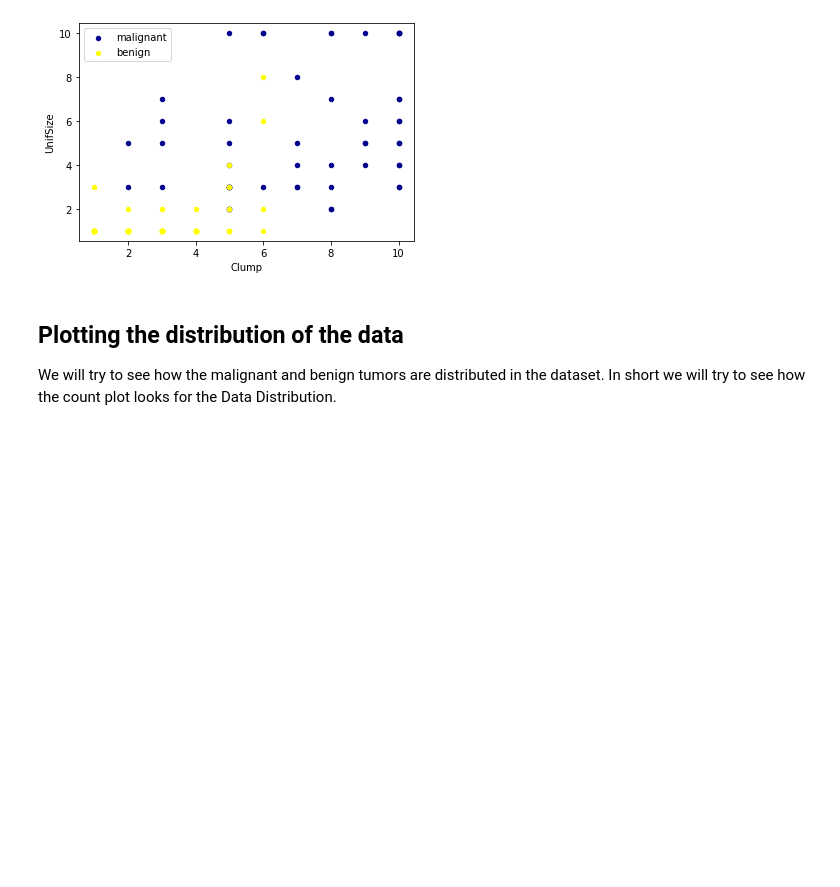
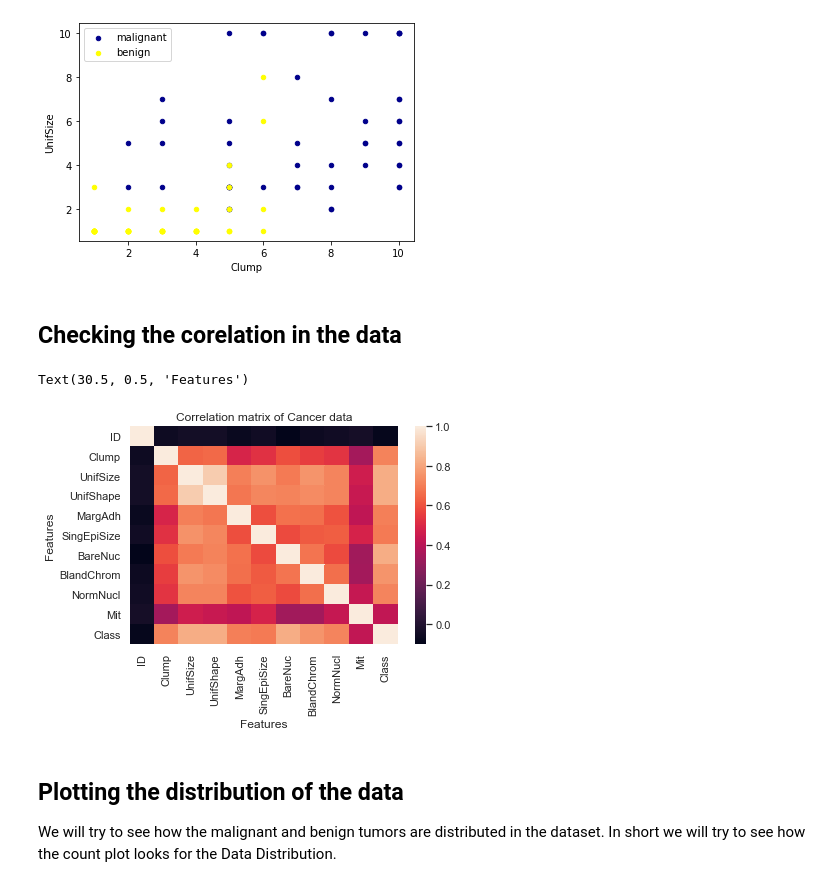
Before and after one commit to pjha99/Cancer_Prediction, a Jupyter notebook: Random Forest Cancer Prediction.ipynb, the cells around one changed output. Saved outputs shown, nothing was run; the diff lists cells and outputs as text; code cells hidden in the pictures; blank space fills up the shorter version.

```diff
--- a/Random Forest Cancer Prediction.ipynb
+++ b/Random Forest Cancer Prediction.ipynb
@@ -69,6 +69,17 @@ cell_df[cell_df['Class'] == 2][0:50].plot(kind='scatter', x='Clump', y='UnifSize
 plt.show()
 # %% [output]
 [figure]
+# %% [markdown]
+## Checking the corelation in the data
+# %%
+cell_df.corr()
+sns.heatmap(cell_df.corr())
+plt.title("Correlation matrix of Cancer data")
+plt.xlabel('Features')
+plt.ylabel('Features')
+# %% [output]
+Text(30.5, 0.5, 'Features')
+[figure, added]
 # %% [markdown]
 ## Plotting the distribution of the data
 We will try to see how the malignant and benign tumors are distributed in the dataset.
```
